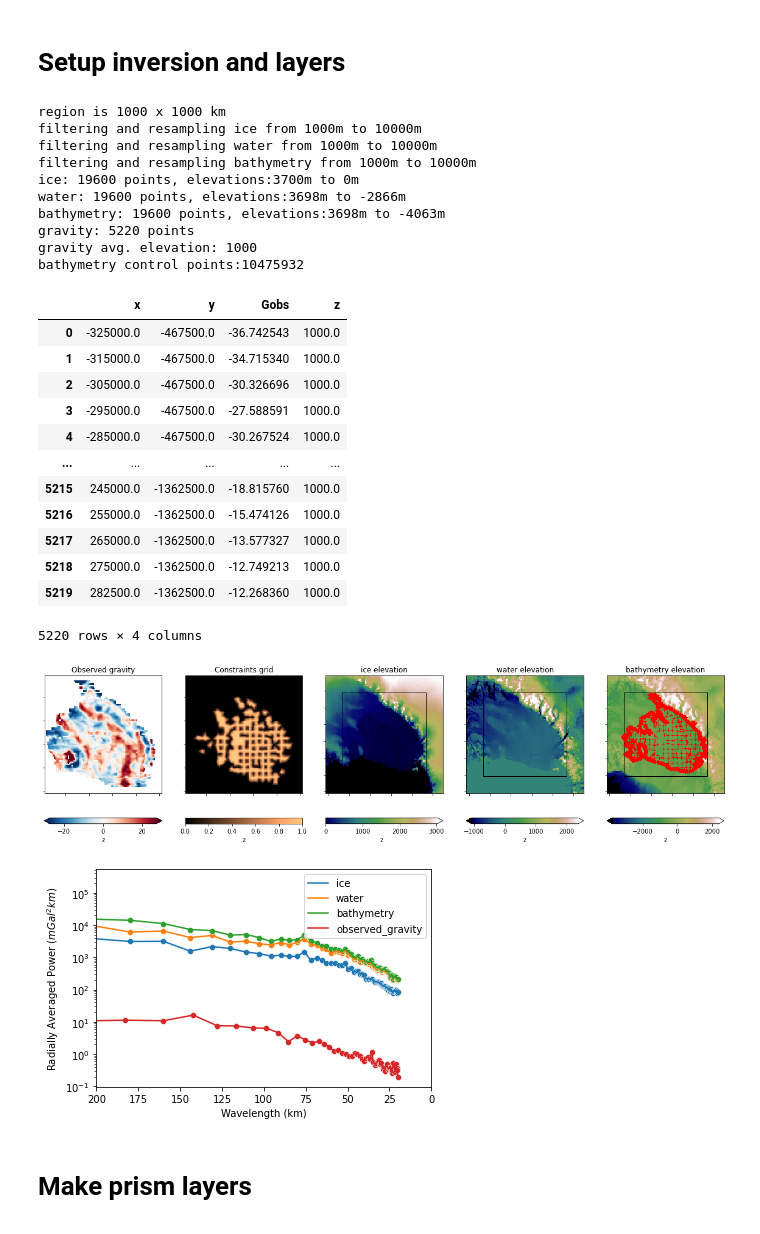
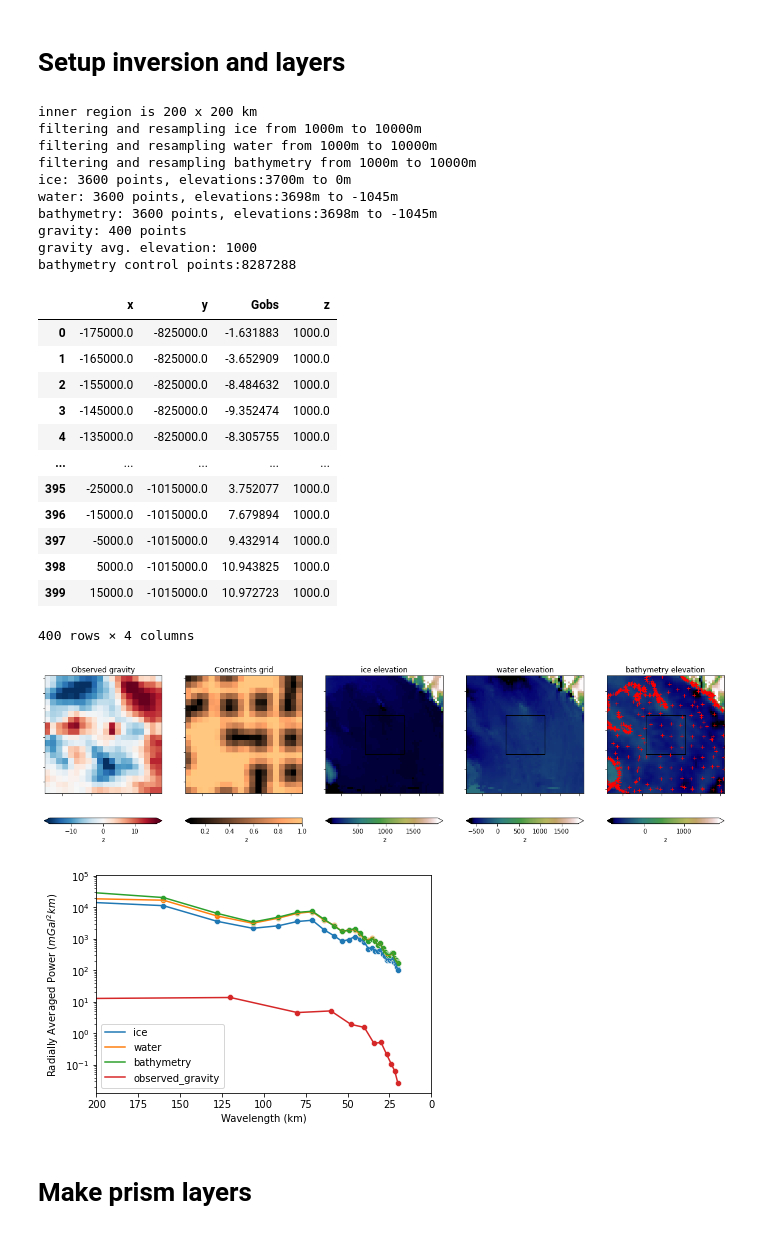
Before and after one commit to mdtanker/RIS_gravity_inversion, a Jupyter notebook: RIS_inversion.ipynb, the cells around one changed output. Cells and saved outputs as stored; diff of their text form; code cells hidden in the pictures.

```diff
--- a/RIS_inversion.ipynb
+++ b/RIS_inversion.ipynb
@@ -27,7 +22,7 @@ The snakeviz extension is already loaded. To reload it, use:
 # region to the North or West, or change the width of the buffer zone.
 inv_reg, buffer_reg, inv_proj = utils.alter_region(
     starting_region = [-580000, 420000, -1420000, -420000],
-    zoom = 0,#350e3,
+    zoom = 400e3,
     n_shift = 0,
     w_shift = 0,#100e3,
     buffer = 200e3,
@@ -73,52 +68,52 @@ returned = inv.import_layers(
             # 'inversion_layers/Shen_moho.nc',
             # 'inversion_layers/Pappa_moho.nc',
         ],
     grav_spacing = 10e3,
     active_layer='bathymetry',
     buffer_region = buffer_reg,
     inversion_region = inv_reg,
 
     # Choose between grid and csv, similar comp. times
     # grav_file='gravity_data/rosetta_eq_source_up_continued_Gobs.nc',
     grav_file='gravity_data/rosetta_eq_source_up_continued.csv',
     # grav_file = 'gravity_data/ant4d_gravity_epsg_5k.nc',
 
     constraints=True,
     constraints_file='constraints_grid/constraints_grid.nc',
     constraints_points='bathymetry_data/bedmachine_RIGGS.csv',
 
     plot=True,
     plot_region=buffer_reg,
     power_spectrum=True,
     )
 layers, grav, grav_spacing, constraints_grid, constraints_df, constraints_RIS_df = returned
 grav
 # %% [output]
-region is 1000 x 1000 km
+inner region is 200 x 200 km
 filtering and resampling ice from 1000m to 10000m
 filtering and resampling water from 1000m to 10000m
 filtering and resampling bathymetry from 1000m to 10000m
-ice: 19600 points, elevations:3700m to 0m
-water: 19600 points, elevations:3698m to -2866m
-bathymetry: 19600 points, elevations:3698m to -4063m
-gravity: 5220 points
+ice: 3600 points, elevations:3700m to 0m
+water: 3600 points, elevations:3698m to -1045m
+bathymetry: 3600 points, elevations:3698m to -1045m
+gravity: 400 points
 gravity avg. elevation: 1000
-bathymetry control points:10475932
+bathymetry control points:8287288
 |  | x | y | Gobs | z |
-| 0 | -325000.0 | -467500.0 | -36.742543 | 1000.0 |
-| 1 | -315000.0 | -467500.0 | -34.715340 | 1000.0 |
-| 2 | -305000.0 | -467500.0 | -30.326696 | 1000.0 |
-| 3 | -295000.0 | -467500.0 | -27.588591 | 1000.0 |
-| 4 | -285000.0 | -467500.0 | -30.267524 | 1000.0 |
+| 0 | -175000.0 | -825000.0 | -1.631883 | 1000.0 |
+| 1 | -165000.0 | -825000.0 | -3.652909 | 1000.0 |
+| 2 | -155000.0 | -825000.0 | -8.484632 | 1000.0 |
+| 3 | -145000.0 | -825000.0 | -9.352474 | 1000.0 |
+| 4 | -135000.0 | -825000.0 | -8.305755 | 1000.0 |
 | ... | ... | ... | ... | ... |
-| 5215 | 245000.0 | -1362500.0 | -18.815760 | 1000.0 |
-| 5216 | 255000.0 | -1362500.0 | -15.474126 | 1000.0 |
-| 5217 | 265000.0 | -1362500.0 | -13.577327 | 1000.0 |
-| 5218 | 275000.0 | -1362500.0 | -12.749213 | 1000.0 |
-| 5219 | 282500.0 | -1362500.0 | -12.268360 | 1000.0 |
+| 395 | -25000.0 | -1015000.0 | 3.752077 | 1000.0 |
+| 396 | -15000.0 | -1015000.0 | 7.679894 | 1000.0 |
+| 397 | -5000.0 | -1015000.0 | 9.432914 | 1000.0 |
+| 398 | 5000.0 | -1015000.0 | 10.943825 | 1000.0 |
+| 399 | 15000.0 | -1015000.0 | 10.972723 | 1000.0 |
-5220 rows × 4 columns
+400 rows × 4 columns
-[figure, old version]
+[figure, new version]
-[figure, old version]
+[figure, new version]
 # %% [markdown]
 # Make prism layers
 # %%
```
Also changed, not shown: parts of 8 cells of this notebook, 2 other files.
